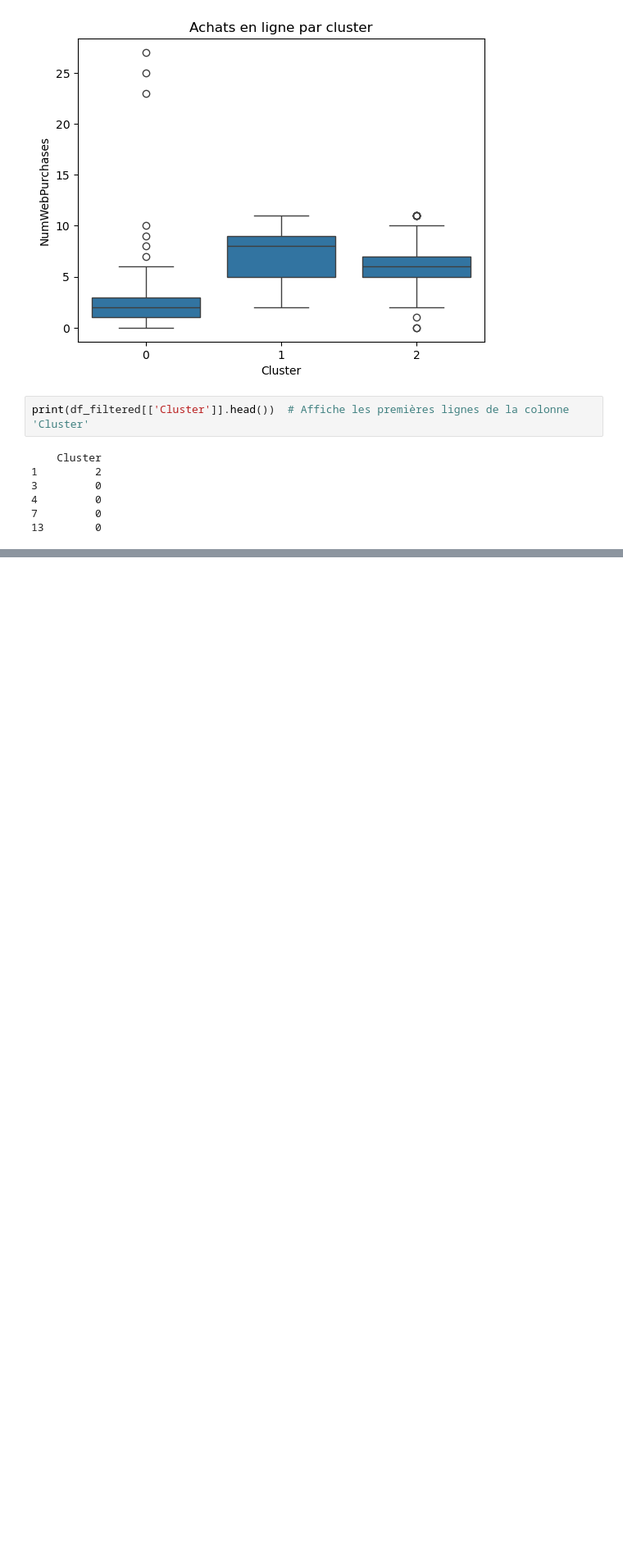
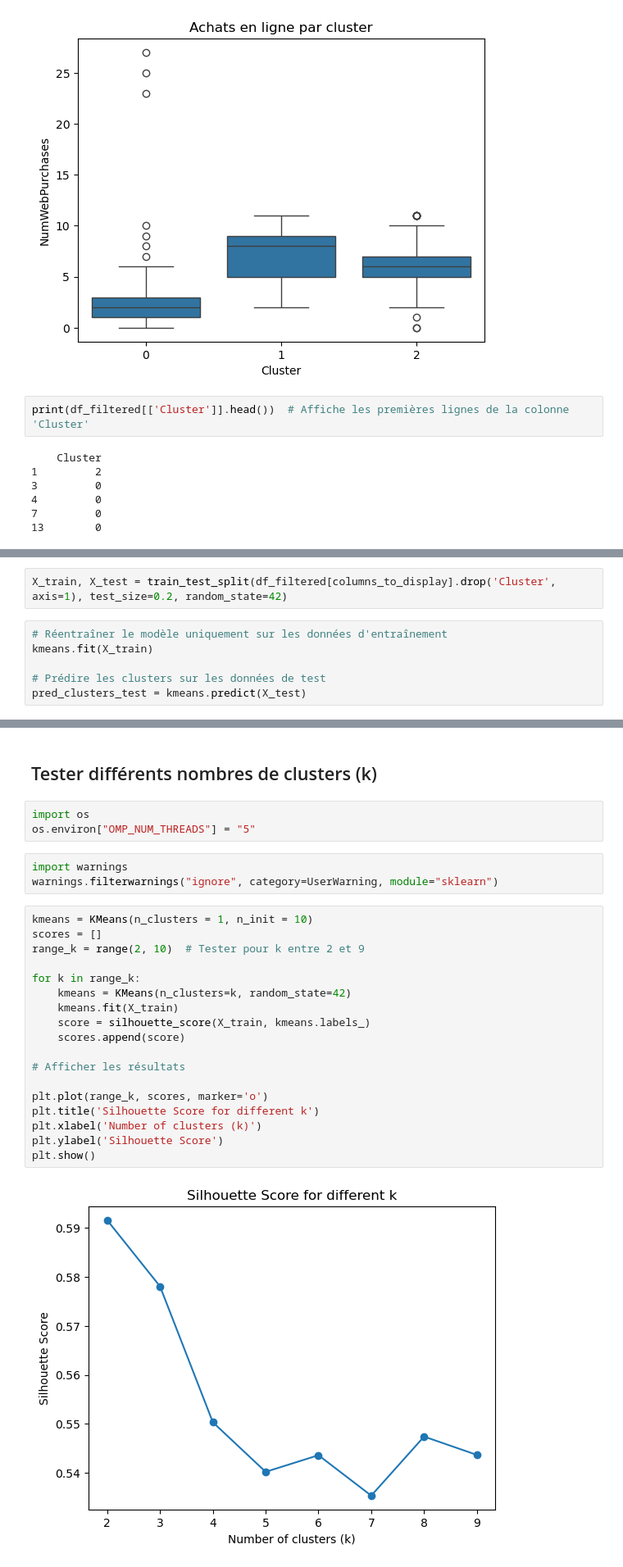
Before and after one commit to syphaxlch/ExploratoryDataAnalysis_ML, a Jupyter notebook: code.ipynb, the cells around one changed output, grey strips where cells are left out. Shown at 82% size. Saved outputs shown, nothing was run; the diff lists cells and outputs as text; blank space fills up the shorter version.

```diff
--- a/code.ipynb
+++ b/code.ipynb
@@ -328,0 +335,8 @@ Cluster                                             ...
+# %%
+X_train, X_test = train_test_split(df_filtered[columns_to_display].drop('Cluster', axis=1), test_size=0.2, random_state=42)
+# %%
+# Réentraîner le modèle uniquement sur les données d'entraînement
+kmeans.fit(X_train)
+
+# Prédire les clusters sur les données de test
+pred_clusters_test = kmeans.predict(X_test)
@@ -328,0 +355,28 @@ Cluster                                             ...
+# %% [markdown]
+## Tester différents nombres de clusters (k)
+# %%
+import os
+os.environ["OMP_NUM_THREADS"] = "5"
+# %%
+import warnings
+warnings.filterwarnings("ignore", category=UserWarning, module="sklearn")
+# %%
+kmeans = KMeans(n_clusters = 1, n_init = 10)
+scores = []
+range_k = range(2, 10)  # Tester pour k entre 2 et 9
+
+for k in range_k:
+    kmeans = KMeans(n_clusters=k, random_state=42)
+    kmeans.fit(X_train)
+    score = silhouette_score(X_train, kmeans.labels_)
+    scores.append(score)
+
+# Afficher les résultats
+
+plt.plot(range_k, scores, marker='o')
+plt.title('Silhouette Score for different k')
+plt.xlabel('Number of clusters (k)')
+plt.ylabel('Silhouette Score')
+plt.show()
+# %% [output]
+[figure, added]
```
Also changed, not shown: parts of 50 cells of this notebook.
